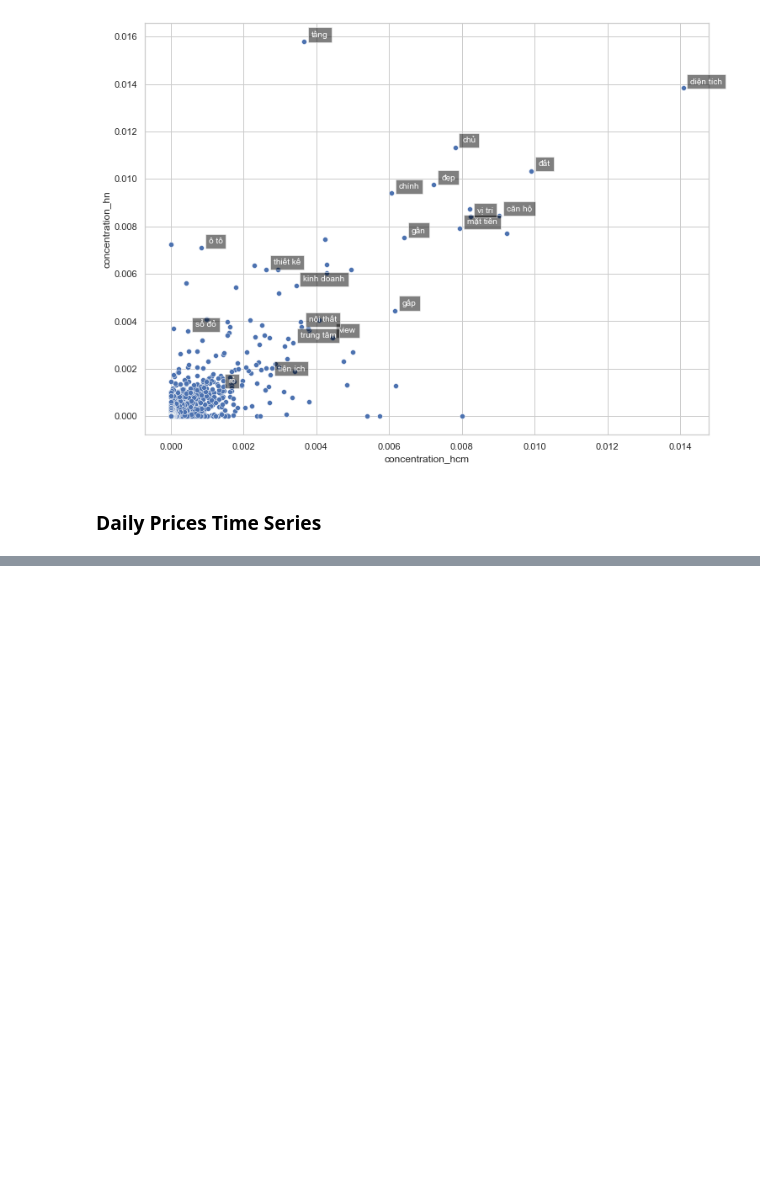
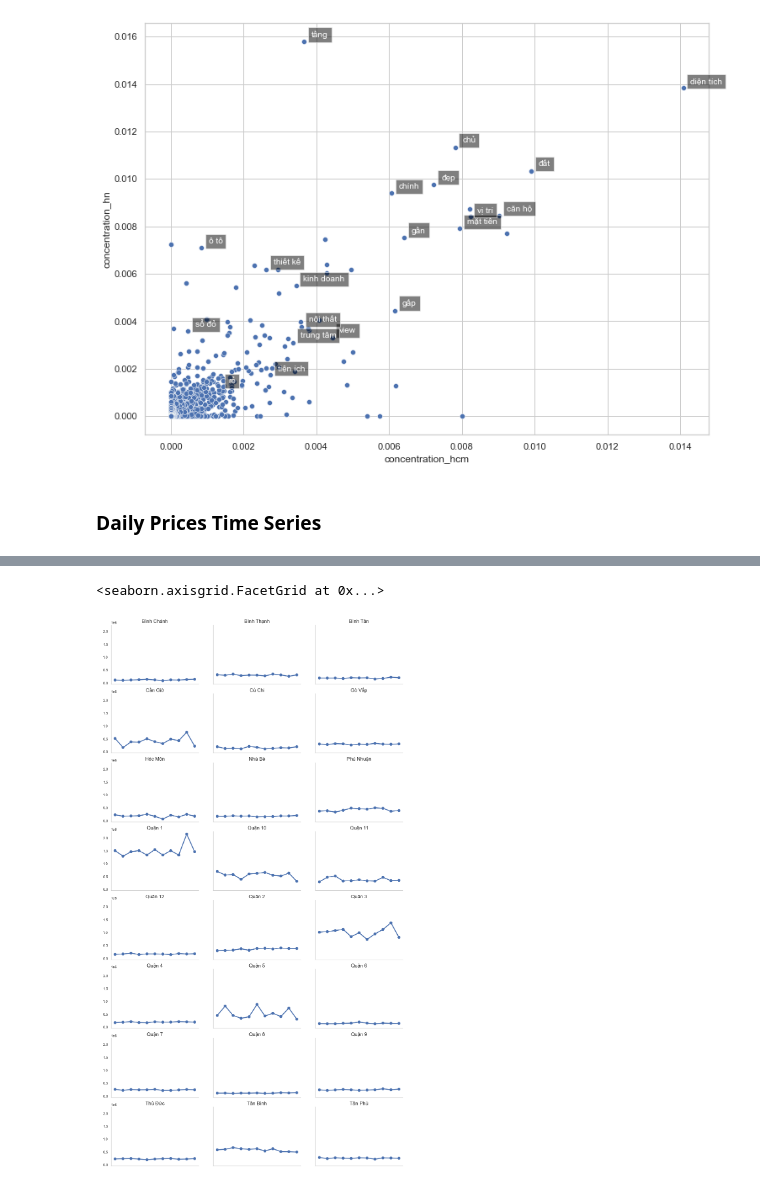
Before and after one commit to taidnguyen/housing-vietnam-analysis, a Jupyter notebook: analysis/trends.ipynb, the cells around one changed output, grey strips where cells are left out. Drawn from its saved outputs; the diff is of its cells as text; code cells hidden in the pictures; blank space fills up the shorter version.

```diff
--- a/analysis/trends.ipynb
+++ b/analysis/trends.ipynb
@@ -568,18 +570,11 @@ for obj in objs:
         temp['price_usd'] = temp.apply(lambda x: convertPrice(x['price_raw'], x['area_raw']), axis=1)*0.000043
 
         # write
-        if date not in data[city]:
-            data[city][date] = {}
-        else:
-            data[city][date]['median'] = temp.groupby(['district'])['price_usd'].agg({
-                         'median':'median',
-                         'mean':'mean',
-                         'max':'max',
-                         'min': 'min'}).to_dict()
-#             data[city][date]['min'] = temp.groupby(['district'])['price_usd'].min().to_dict()
-#             data[city][date]['max'] = temp.groupby(['district'])['price_usd'].max().to_dict()
-#             data[city][date]['avg'] = temp.groupby(['district'])['price_usd'].mean().to_dict()
-            print("Successfully read {}...".format(obj['Key']))
+        data[city][date] = temp.groupby(['district'])['price_usd'].agg(median='median',
+                                                                       mean='mean',
+                                                                       max='max',
+                                                                       min='min').to_dict('index')
+        print("Successfully read {}...".format(obj['Key']))
     except:
         print("Failed to read {}...".format(obj['Key']))
 # %% [output]
@@ -608,6 +605,9 @@ cities    = []
 dates     = []
 districts = []
 medians   = []
+means     = []
+maxes     = []
+mins      = []
 
 for city, v1 in data.items():
     for date, v2 in v1.items():
@@ -615,7 +615,10 @@ for city, v1 in data.items():
             cities.append(city)
             dates.append(date)
             districts.append(district)
-            medians.append(v3)
+            medians.append(v3['median'])
+            means.append(v3['mean'])
+            maxes.append(v3['max'])
+            mins.append(v3['min'])
 
-ts_df = pd.DataFrame({'city':cities, 'date':dates, 'district':districts, 'median':medians})
+ts_df = pd.DataFrame({'city':cities, 'date':dates, 'district':districts, 'median':medians, 'mean':means, 'max':maxes, 'min':mins})
 ts_df.head()
@@ -623,0 +632,13 @@ sns.lineplot(data=ts_df, x="date", y="median", hue="district")
+# %%
+hcm_ts = ts_df[ts_df['city']=='hcm']
+# %%
+sns.set_style("whitegrid", {'axes.grid' : False})
+g = sns.FacetGrid(hcm_ts, col='district', col_wrap=3, height=3, aspect=1.5,palette = 'GnBu_d')
+g.map(sns.pointplot, 'date', 'median')
+g.set_titles(col_template="{col_name}", size=15)
+g.set(xticklabels=[])
+g.set_xlabels(' ')
+g.set_ylabels(' ')
+# %% [output]
+<seaborn.axisgrid.FacetGrid at 0x...>
+[figure, added]
```
Also changed, not shown: parts of 7 cells of this notebook.
